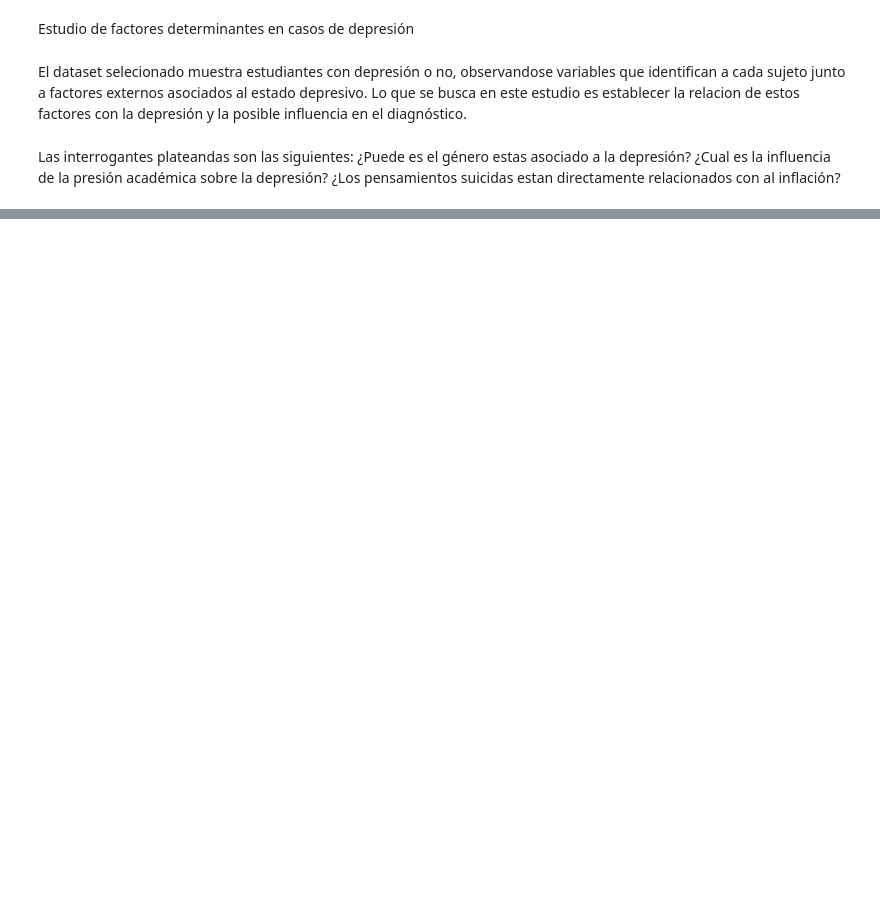
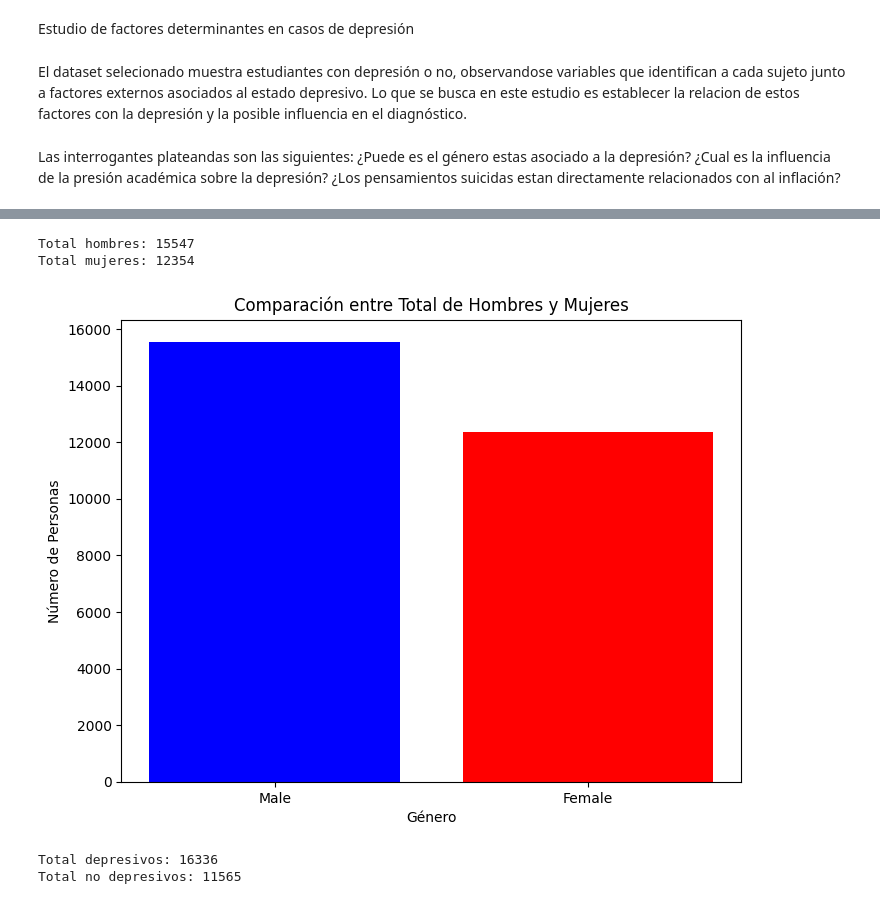
Before and after one commit to LeoV79080679/DSCI, a Jupyter notebook: ProyectoDS_parteI_Valderrama.ipynb, the cells around one changed output, grey strips where cells are left out. Saved outputs shown, nothing was run; the diff lists cells and outputs as text; code cells hidden in the pictures; blank space fills up the shorter version.

```diff
--- a/ProyectoDS_parteI_Valderrama.ipynb
+++ b/ProyectoDS_parteI_Valderrama.ipynb
@@ -68,0 +62,31 @@ df.describe()
+# %%
+total_hombres = df['Gender'].value_counts()['Male']
+total_mujeres = df['Gender'].value_counts()['Female']
+print(f"Total hombres: {total_hombres}")
+print(f"Total mujeres: {total_mujeres}")
+
+Generos = ['Male', 'Female']
+
+plt.figure(figsize=(8,6))
+plt.bar(Generos, [total_hombres, total_mujeres], color=['blue', 'red'])
+
+plt.xlabel('Género')
+plt.ylabel('Número de Personas')
+plt.title('Comparación entre Total de Hombres y Mujeres')
+
+plt.show()
+# %% [output]
+Total hombres: 15547
+Total mujeres: 12354
+[figure, added]
+# %%
+depresivos = df[df['Depression'] == 1]
+no_depresivos = df[df['Depression'] == 0]
+len(depresivos)
+len(no_depresivios)
+
+print(f"Total depresivos: {len(depresivos)}")
+print(f"Total no depresivos: {len(no_depresivos)}")
+# %% [output]
+Total depresivos: 16336
+Total no depresivos: 11565
```
Also changed, not shown: parts of 7 cells of this notebook.
